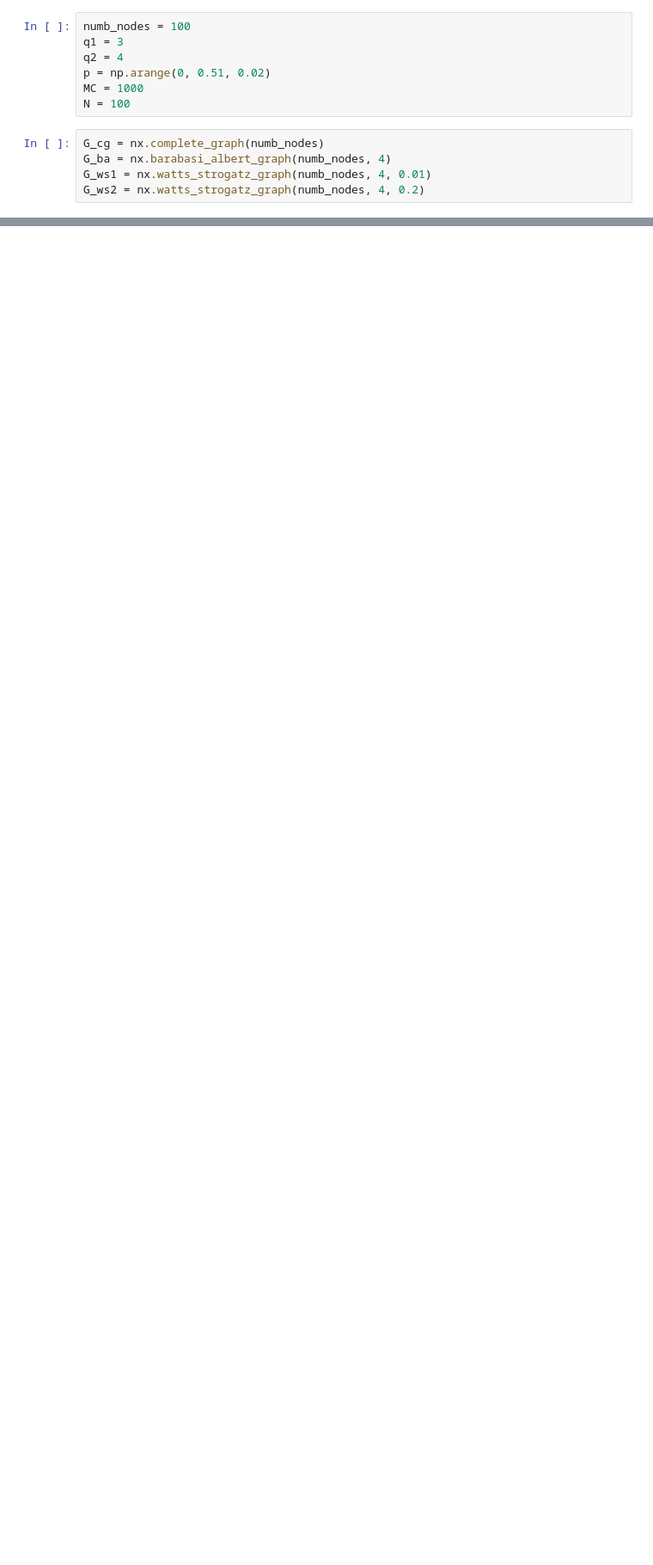
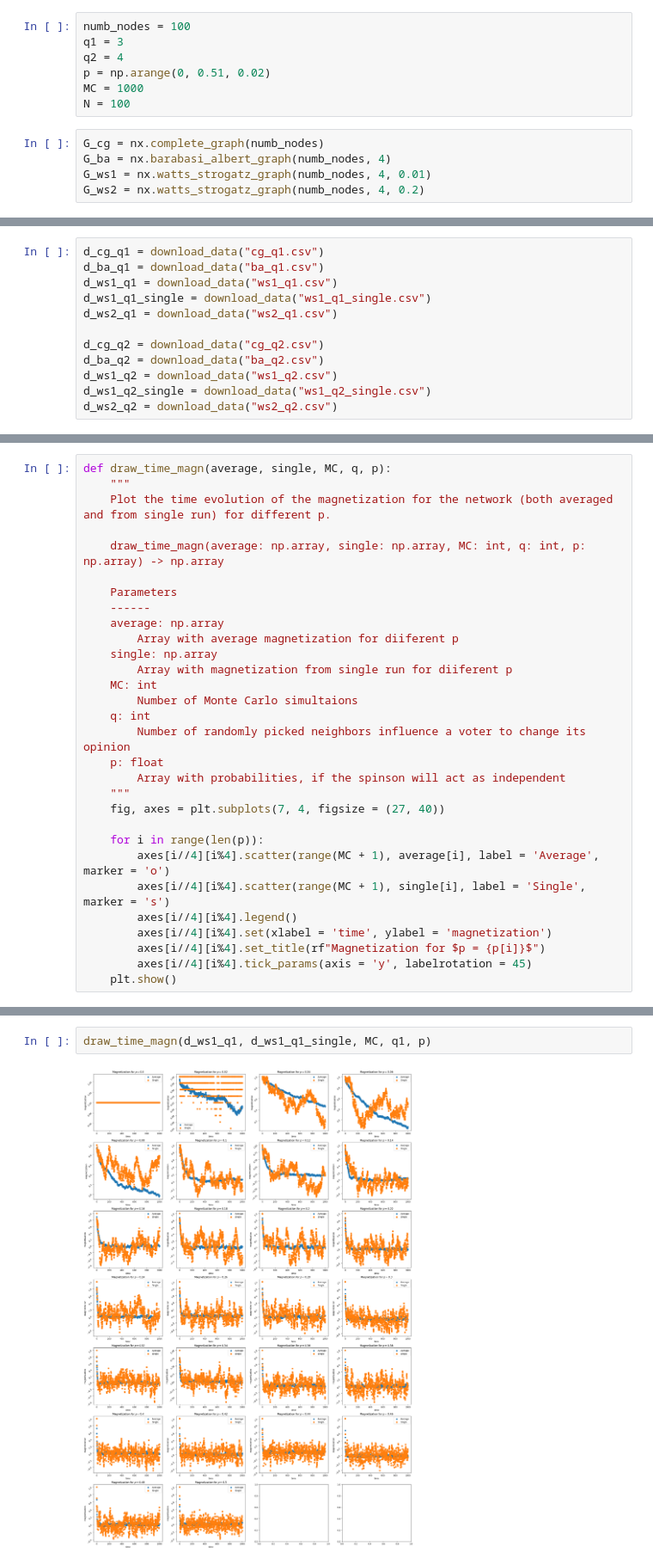
Before and after one commit to KohutMaria/Diffusion-processes, a Jupyter notebook: DPOCN_6.ipynb, the cells around one changed output, grey strips where cells are left out. Shown at 86% size. Saved outputs shown, nothing was run; the diff lists cells and outputs as text; blank space fills up the shorter version.

```diff
--- a/DPOCN_6.ipynb
+++ b/DPOCN_6.ipynb
@@ -192,0 +196,12 @@ cpu_count()
+# %%
+d_cg_q1 = download_data("cg_q1.csv")
+d_ba_q1 = download_data("ba_q1.csv")
+d_ws1_q1 = download_data("ws1_q1.csv")
+d_ws1_q1_single = download_data("ws1_q1_single.csv")
+d_ws2_q1 = download_data("ws2_q1.csv")
+
+d_cg_q2 = download_data("cg_q2.csv")
+d_ba_q2 = download_data("ba_q2.csv")
+d_ws1_q2 = download_data("ws1_q2.csv")
+d_ws1_q2_single = download_data("ws1_q2_single.csv")
+d_ws2_q2 = download_data("ws2_q2.csv")
@@ -192,0 +212,30 @@ cpu_count()
+# %%
+def draw_time_magn(average, single, MC, q, p):
+    """
+    Plot the time evolution of the magnetization for the network (both averaged and from single run) for different p.
+
+    draw_time_magn(average: np.array, single: np.array, MC: int, q: int, p: np.array) -> np.array
+
+    Parameters
+    ------
+    average: np.array
+        Array with average magnetization for diiferent p
+    single: np.array
+        Array with magnetization from single run for diiferent p
+    MC: int
+        Number of Monte Carlo simultaions
+    q: int
+        Number of randomly picked neighbors influence a voter to change its opinion
+    p: float
+        Array with probabilities, if the spinson will act as independent
+    """
+    fig, axes = plt.subplots(7, 4, figsize = (27, 40))
+
+    for i in range(len(p)):
+        axes[i//4][i%4].scatter(range(MC + 1), average[i], label = 'Average', marker = 'o')
+        axes[i//4][i%4].scatter(range(MC + 1), single[i], label = 'Single', marker = 's')
+        axes[i//4][i%4].legend()
+        axes[i//4][i%4].set(xlabel = 'time', ylabel = 'magnetization')
+        axes[i//4][i%4].set_title(rf"Magnetization for $p = {p[i]}$")
+        axes[i//4][i%4].tick_params(axis = 'y', labelrotation = 45)
+    plt.show()
@@ -192,0 +244,4 @@ cpu_count()
+# %%
+draw_time_magn(d_ws1_q1, d_ws1_q1_single, MC, q1, p)
+# %% [output]
+[figure, added]
```
Also changed, not shown: parts of 51 cells of this notebook.
